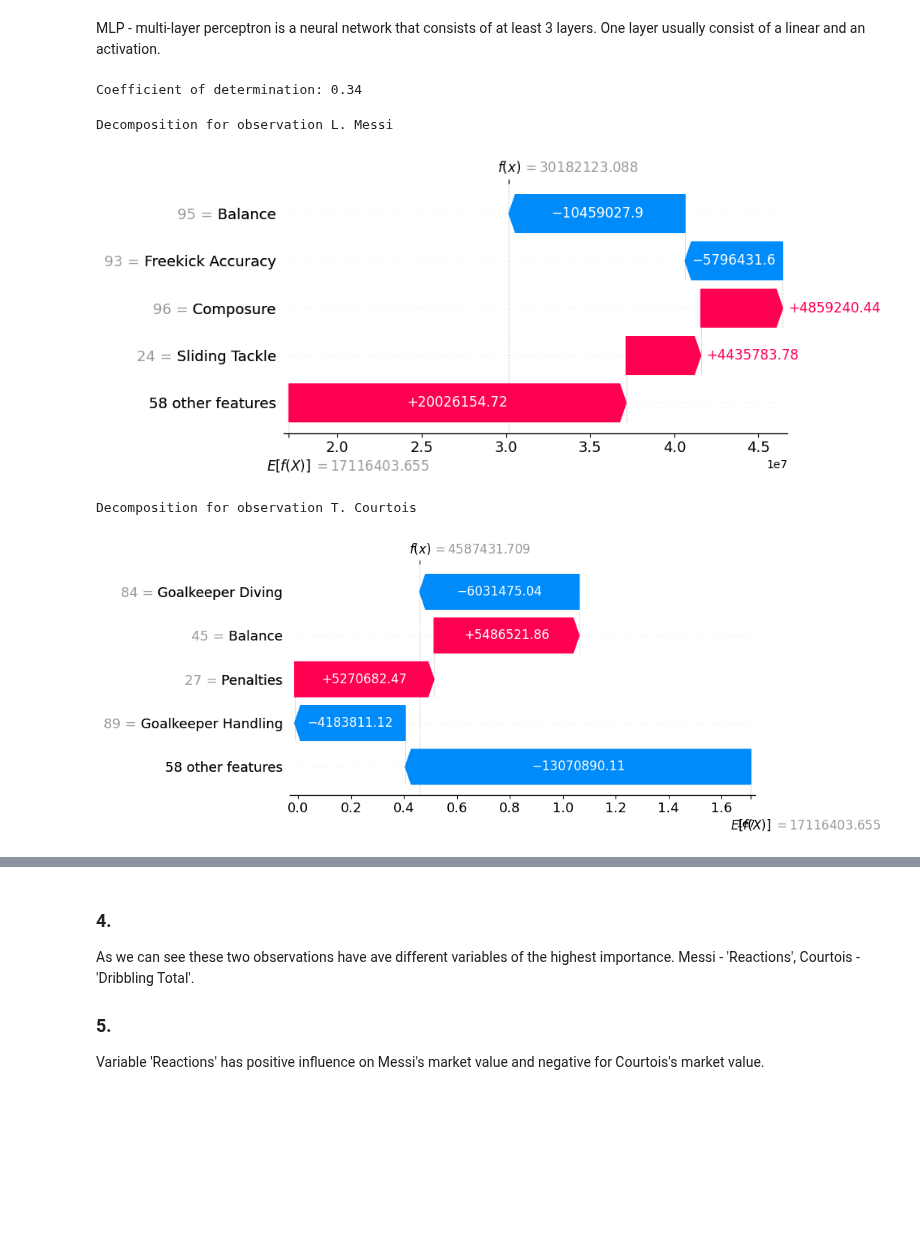
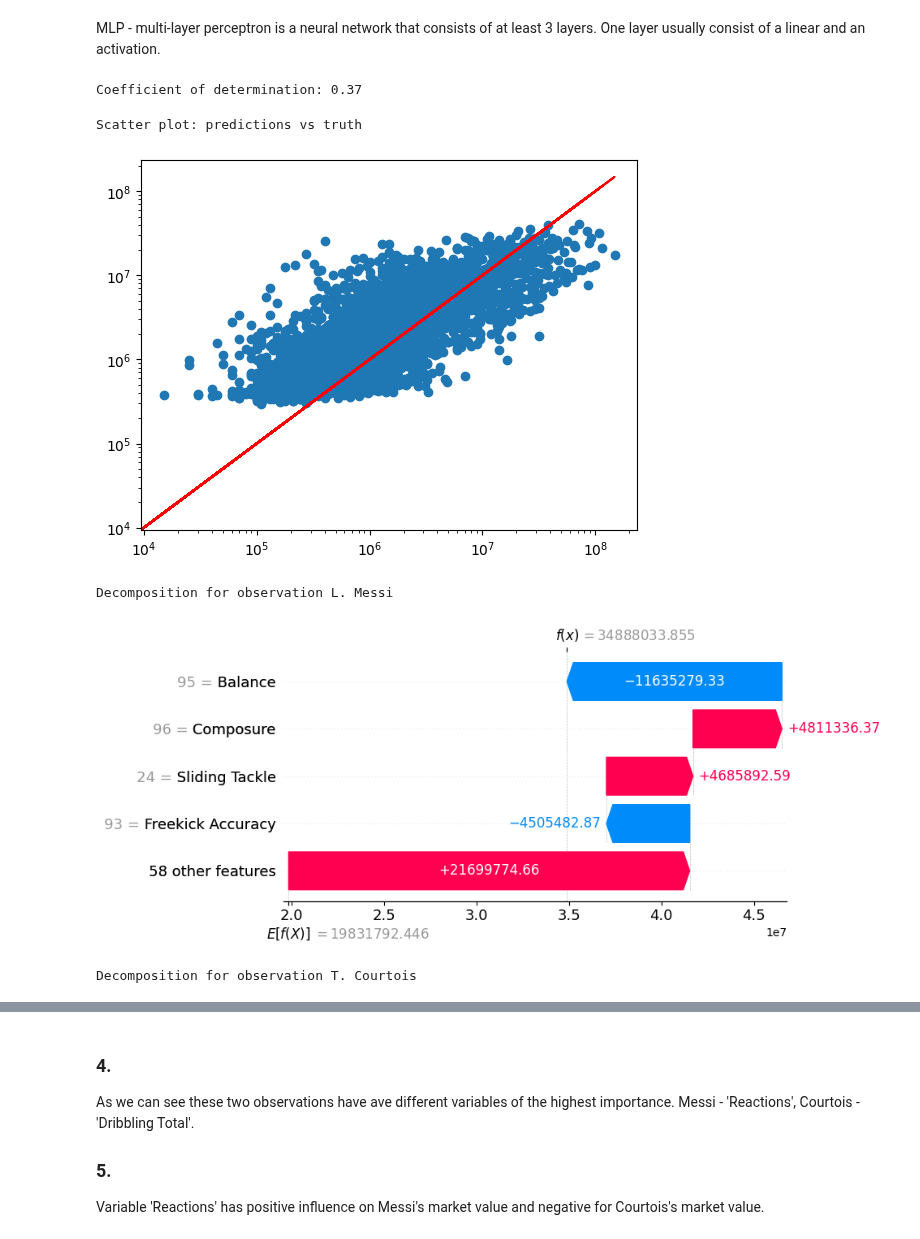
Before and after one commit to mim-uw/eXplainableMachineLearning-2023, a Jupyter notebook: Homeworks/HW2/JakubSkrajny/main..ipynb, the cells around one changed output, grey strips where cells are left out. Cells and saved outputs as stored; diff of their text form; code cells hidden in the pictures; blank space fills up the shorter version.

```diff
--- a/Homeworks/HW2/JakubSkrajny/main..ipynb
+++ b/Homeworks/HW2/JakubSkrajny/main..ipynb
@@ -116,24 +135,33 @@ MLP - multi-layer perceptron is a neural network that consists of at least 3 lay
 # %%
 from sklearn.neural_network import MLPRegressor
 
 regr = MLPRegressor(random_state=1, max_iter=1000, early_stopping=True,
                     hidden_layer_sizes=(64, 128, 128, 64), learning_rate_init=0.001,
                     learning_rate='invscaling')
 regr.fit(X_train.values, y_train)
 y_pred = regr.predict(X_test.values)
 
 print("Coefficient of determination: {:.2f}".format(r2_score(y_test, y_pred)))
 explainer = shap.Explainer(regr.predict, X100.values)
 shap_values = explainer(X100)
 
+
+print("Scatter plot: predictions vs truth")
+plt.scatter(y_test, y_pred)
+plt.plot(y_test, y_test, color='r')
+plt.yscale('log')
+plt.xscale('log')
+plt.show()
+
 print('Decomposition for observation ' + name_1)
 shap.plots.waterfall(shap_values[idx_1], max_display=5)
 
 print('Decomposition for observation ' + name_2)
 shap.plots.waterfall(shap_values[idx_2], max_display=5)
 # %% [output]
-Coefficient of determination: 0.34
+Coefficient of determination: 0.37
-Decomposition for observation L. Messi
+Scatter plot: predictions vs truth
-[figure, old version]
+[figure, new version]
-Decomposition for observation T. Courtois
+Decomposition for observation L. Messi
-[figure, old version]
+[figure, new version]
+Decomposition for observation T. Courtois
```
Also changed, not shown: parts of 3 cells of this notebook.
